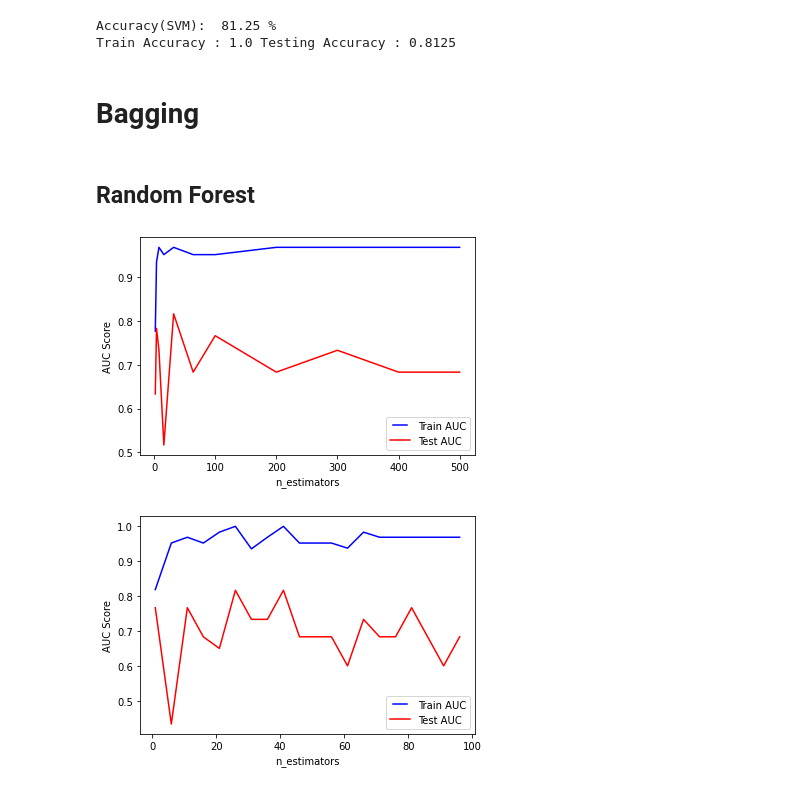
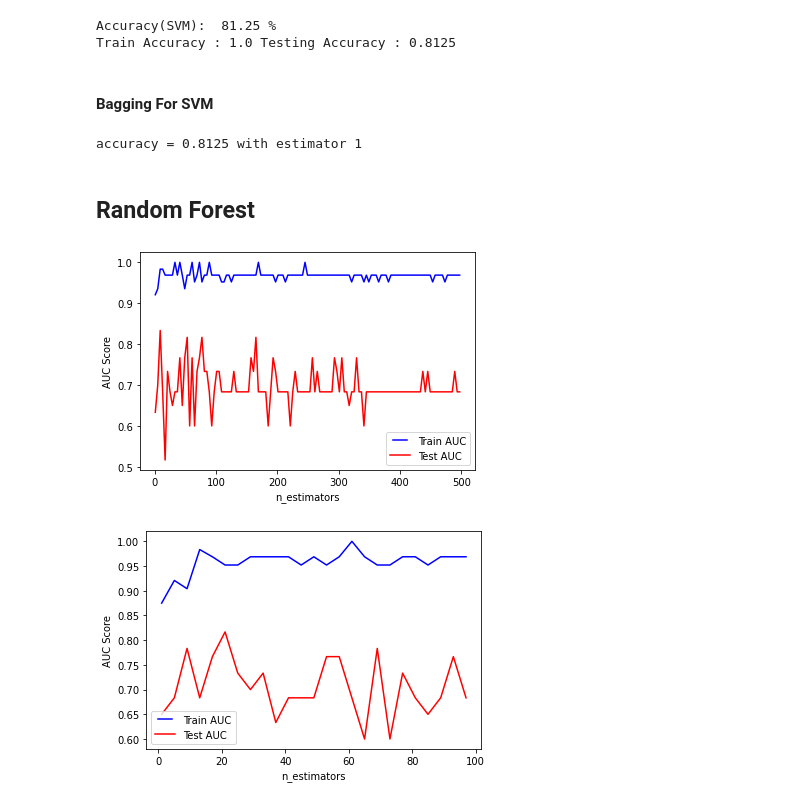
Before and after one commit to SohelRaja/Ensemble-Classifier-Model, a Jupyter notebook: Imbalanced Data with Same Ratio/EnsembleClassifier.ipynb, the cells around one changed output. Cells and saved outputs as stored; diff of their text form; code cells hidden in the pictures.

Commit message:
Added Bagging and GridSearchCV Tune Model

```diff
--- a/Imbalanced Data with Same Ratio/EnsembleClassifier.ipynb
+++ b/Imbalanced Data with Same Ratio/EnsembleClassifier.ipynb
@@ -331,8 +415,9 @@ hyper_parameters = {'C':[0.05,0.1,0.2,0.3,0.25,0.4,0.5,0.6,0.7,0.8,0.9,1],
          'kernel':['linear', 'rbf']
         }
 
-gs_svm = GridSearchCV(estimator=svm.SVC(), param_grid=hyper_parameters, verbose=True)
+gs_svm = GridSearchCV(estimator=SVC(), param_grid=hyper_parameters, verbose=True)
 
 gs_svm.fit(X_train,y_train)
+print("Best: %f using %s" % (gs_svm.best_score_, gs_svm.best_params_))
 print(gs_svm.best_estimator_)
 # %% [output]
@@ -350,5 +449,8 @@ gs_svm.best_params_
 # %%
-clf_svm = SVC(C = 0.05, gamma = 0.1, kernel='linear')
+clf_svm = SVC(C=0.05, break_ties=False, cache_size=200, class_weight=None, coef0=0.0,
+    decision_function_shape='ovr', degree=3, gamma=0.1, kernel='linear',
+    max_iter=-1, probability=False, random_state=None, shrinking=True,
+    tol=0.001, verbose=False)
 clf_svm.fit(X_train,y_train)
 y_pred_svm = clf_svm.predict(X_test)
 svm_accuracy = round(metrics.accuracy_score(y_test,y_pred_svm)*100,2)
@@ -358,7 +460,19 @@ print("Train Accuracy :", clf_svm.score(X_train, y_train), "Testing Accuracy :",
 Accuracy(SVM):  81.25 %
 Train Accuracy : 1.0 Testing Accuracy : 0.8125
 # %% [markdown]
-# Bagging
+#### Bagging For SVM
+# %%
+n = 30
+l_svm = []
+
+for i in range(1,n):
+  bg_svm= BaggingClassifier(base_estimator=clf_svm,max_samples=0.5,max_features=1.0,n_estimators=i)
+  bg_svm.fit(X_train,y_train)
+  l_svm.append(bg_svm.score(X_test,y_test))
+# %%
+print("accuracy = " + str(max(l_svm))+ " with estimator "+ str(1+l_svm.index(max(l_svm))))
+# %% [output]
+accuracy = 0.8125 with estimator 1
 # %% [markdown]
 ## Random Forest
 # %%
@@ -366,7 +480,7 @@ from sklearn.ensemble import RandomForestClassifier
 from sklearn.metrics import accuracy_score, roc_curve, auc
 from matplotlib.legend_handler import HandlerLine2D
 # %%
-n_estimators = [2, 4, 8, 16, 32, 64, 100, 200, 300, 400, 500]
+n_estimators = range(1,500,4)
 train_result_rf = []
 test_result_rf = []
 
@@ -389,30 +503,30 @@ plt.ylabel("AUC Score")
 plt.xlabel("n_estimators")
 plt.show()
 # %% [output]
-[figure, old version]
+[figure, new version]
 # %%
-n_estimators = range(1,100,5)
+n_estimators = range(1,100,4)
 train_result_rf = []
 test_result_rf = []
 
 for estimator in n_estimators:
     rf = RandomForestClassifier(n_estimators = estimator, criterion='gini', min_samples_leaf=4, min_samples_split=8, max_depth=2)
     rf.fit(X_train, y_train)
     train_pred = rf.predict(X_train)
     false_positive_rate, true_positive_rate, thresholds = roc_curve(y_train, train_pred)
     roc_auc = auc(false_positive_rate, true_positive_rate)
     train_result_rf.append(roc_auc)
     y_pred = rf.predict(X_test)
     false_positive_rate, true_positive_rate, thresholds = roc_curve(y_test, y_pred)
     roc_auc = auc(false_positive_rate, true_positive_rate)
     test_result_rf.append(roc_auc)
 
 line1, = plt.plot(n_estimators, train_result_rf, "b", label="Train AUC")
 line2, = plt.plot(n_estimators, test_result_rf, "r", label="Test AUC")
 plt.legend(handler_map={line1: HandlerLine2D(numpoints=2)})
 plt.ylabel("AUC Score")
 plt.xlabel("n_estimators")
 plt.show()
 # %% [output]
-[figure, old version]
+[figure, new version]
 # %%
```
Also changed, not shown: parts of 22 cells of this notebook.
